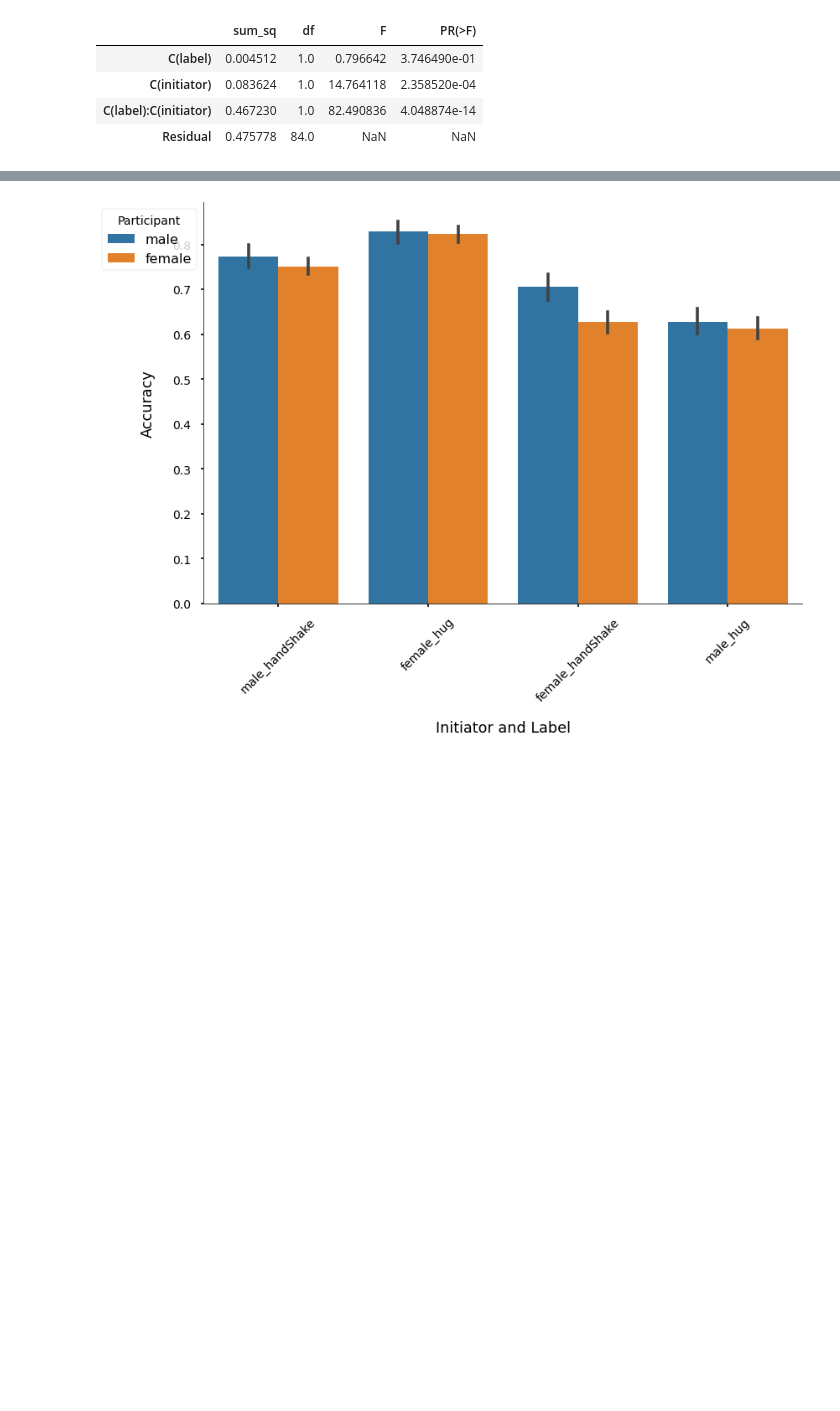
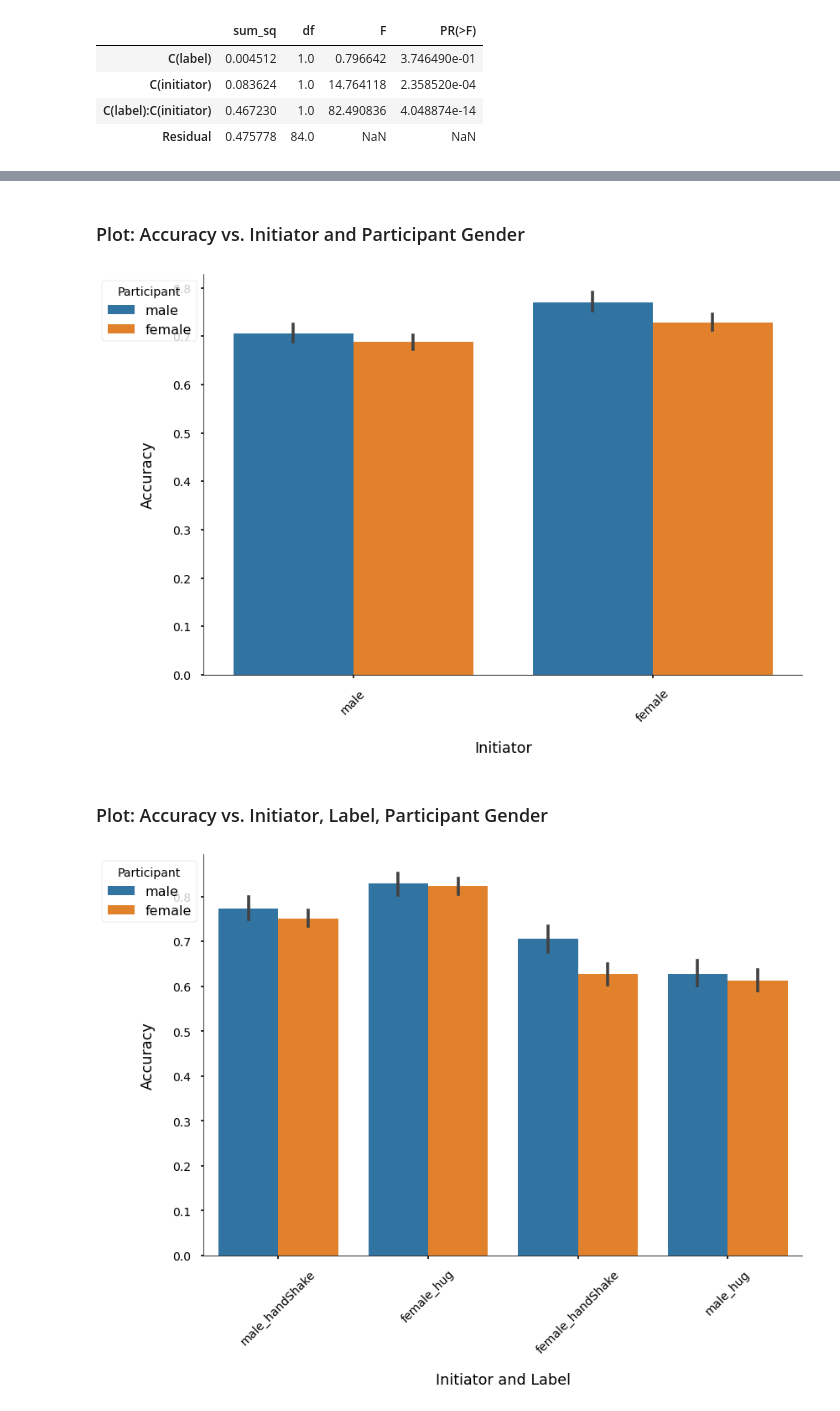
Before and after one commit to maedbhk/action_prediction, a Jupyter notebook: notebooks/1.0-mk-social_prediction-sl-exploratory.ipynb, the cells around one changed output, grey strips where cells are left out. Saved outputs shown, nothing was run; the diff lists cells and outputs as text; code cells hidden in the pictures; blank space fills up the shorter version.

```diff
--- a/notebooks/1.0-mk-social_prediction-sl-exploratory.ipynb
+++ b/notebooks/1.0-mk-social_prediction-sl-exploratory.ipynb
@@ -434,3 +462,13 @@ anova_lab_init
+# %% [markdown]
+### Plot: Accuracy vs. Initiator and Participant Gender
+# %%
+#Fig 3B.1
+vis.plot_acc(dataframe=df_behav, x='initiator', hue= "participant", hue_order=['male','female'], x_title = "Initiator", legend_title = "Participant", save_title = "fig3B.1.png")
+#more of a control result, make figure with control results (ex. no accuracy/ rt tradeoff)
+# %% [output]
+[figure, added]
+# %% [markdown]
+### Plot: Accuracy vs. Initiator, Label, Participant Gender
 # %%
 #Fig 3B.3
 vis.plot_acc(dataframe=df_behav, x='initiator_label', hue= "participant", x_title = "Initiator and Label", legend_title = "Participant", save_title = "fig3B.3.png")
```
Also changed, not shown: parts of 8 cells of this notebook, 1 other file.
